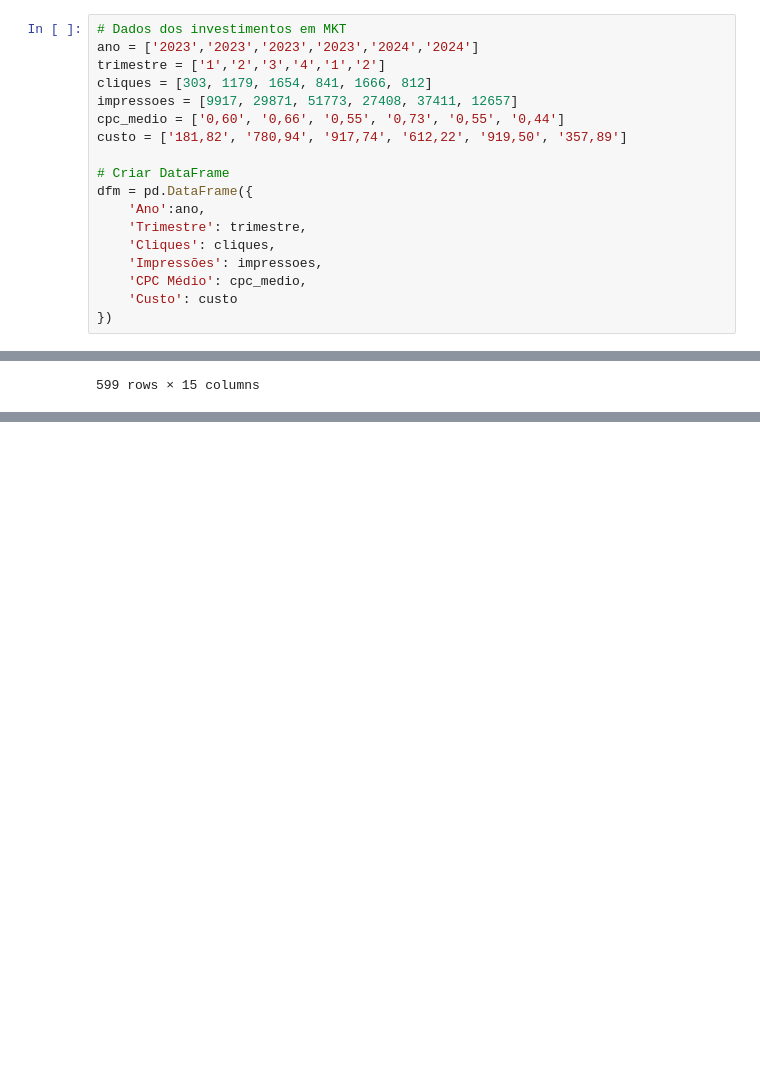
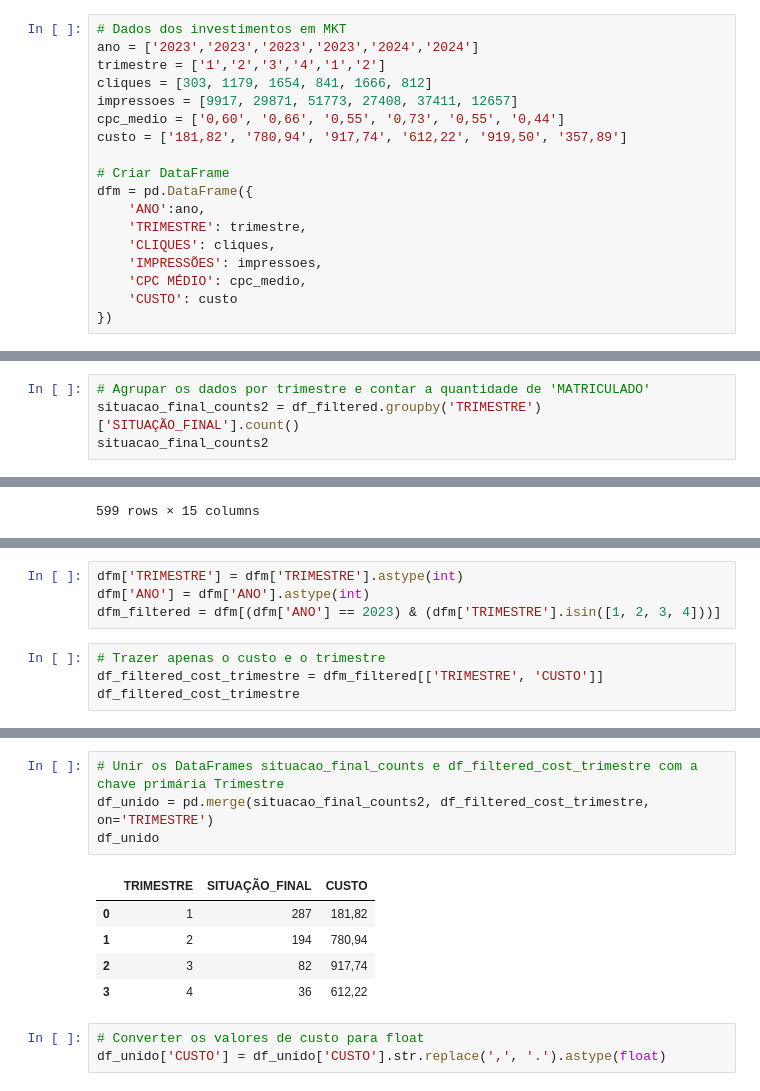
Before and after one commit to KoreTane/PredictiveLeadManagement, a Jupyter notebook: Forecasting_marketing_investments.ipynb, the cells around one changed output, grey strips where cells are left out. Drawn from its saved outputs; the diff is of its cells as text; blank space fills up the shorter version.

```diff
--- a/Forecasting_marketing_investments.ipynb
+++ b/Forecasting_marketing_investments.ipynb
@@ -29,12 +29,12 @@ custo = ['181,82', '780,94', '917,74', '612,22', '919,50', '357,89']
 
 # Criar DataFrame
 dfm = pd.DataFrame({
-    'Ano':ano,
-    'Trimestre': trimestre,
-    'Cliques': cliques,
-    'Impressões': impressoes,
-    'CPC Médio': cpc_medio,
-    'Custo': custo
+    'ANO':ano,
+    'TRIMESTRE': trimestre,
+    'CLIQUES': cliques,
+    'IMPRESSÕES': impressoes,
+    'CPC MÉDIO': cpc_medio,
+    'CUSTO': custo
 })
 # %%
 df['SITUAÇÃO_FINAL'].value_counts()
@@ -79,3 +79,7 @@ DESISTIU       411
 EM ABERTO      102
 MATRICULADO     86
 Name: count, dtype: int64
+# %%
+# Agrupar os dados por trimestre e contar a quantidade de 'MATRICULADO'
+situacao_final_counts2 = df_filtered.groupby('TRIMESTRE')['SITUAÇÃO_FINAL'].count()
+situacao_final_counts2
@@ -107,0 +114,8 @@ dfm
+# %%
+dfm['TRIMESTRE'] = dfm['TRIMESTRE'].astype(int)
+dfm['ANO'] = dfm['ANO'].astype(int)
+dfm_filtered = dfm[(dfm['ANO'] == 2023) & (dfm['TRIMESTRE'].isin([1, 2, 3, 4]))]
+# %%
+# Trazer apenas o custo e o trimestre
+df_filtered_cost_trimestre = dfm_filtered[['TRIMESTRE', 'CUSTO']]
+df_filtered_cost_trimestre
@@ -107,0 +144,13 @@ dfm
+# %%
+# Unir os DataFrames situacao_final_counts e df_filtered_cost_trimestre com a chave primária Trimestre
+df_unido = pd.merge(situacao_final_counts2, df_filtered_cost_trimestre, on='TRIMESTRE')
+df_unido
+# %% [output]
+|  | TRIMESTRE | SITUAÇÃO_FINAL | CUSTO |
+| 0 | 1 | 287 | 181,82 |
+| 1 | 2 | 194 | 780,94 |
+| 2 | 3 | 82 | 917,74 |
+| 3 | 4 | 36 | 612,22 |
+# %%
+# Converter os valores de custo para float
+df_unido['CUSTO'] = df_unido['CUSTO'].str.replace(',', '.').astype(float)
```
Also changed, not shown: parts of 7 cells of this notebook.
